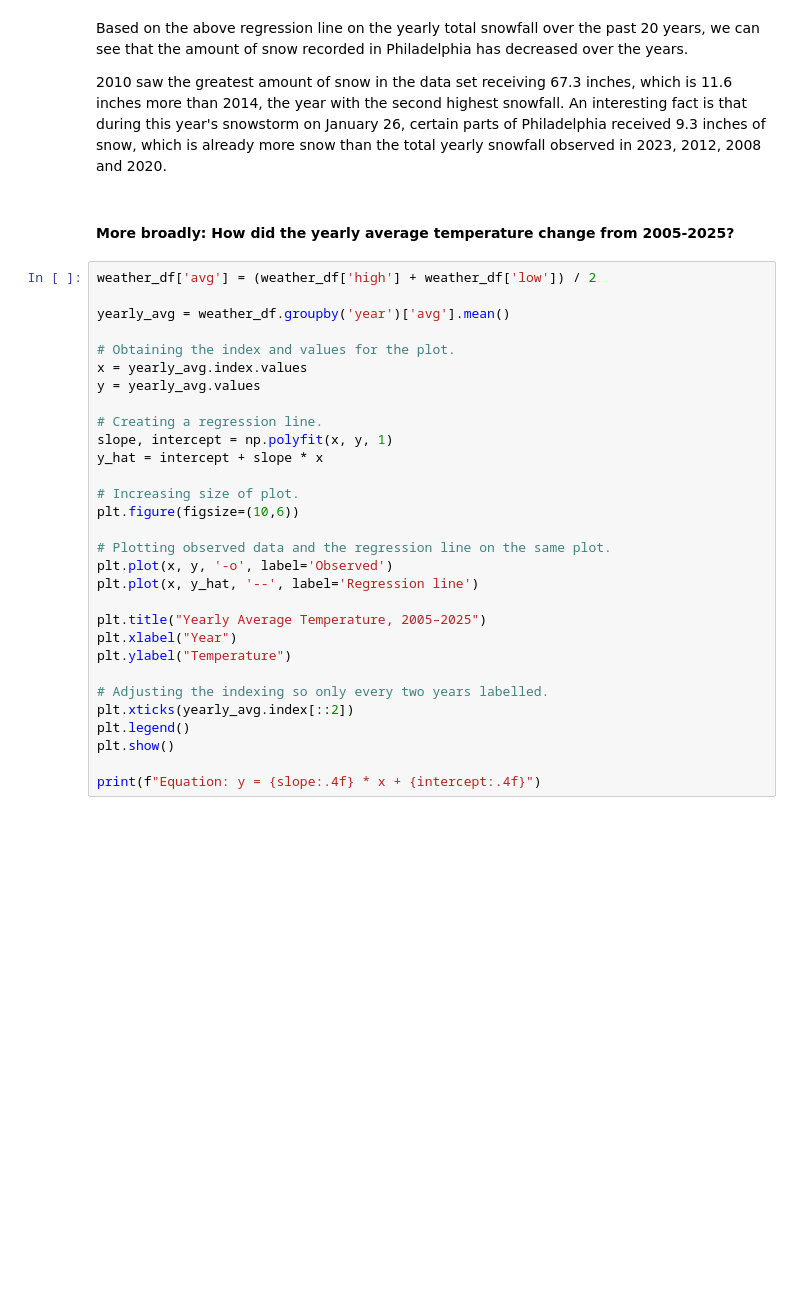
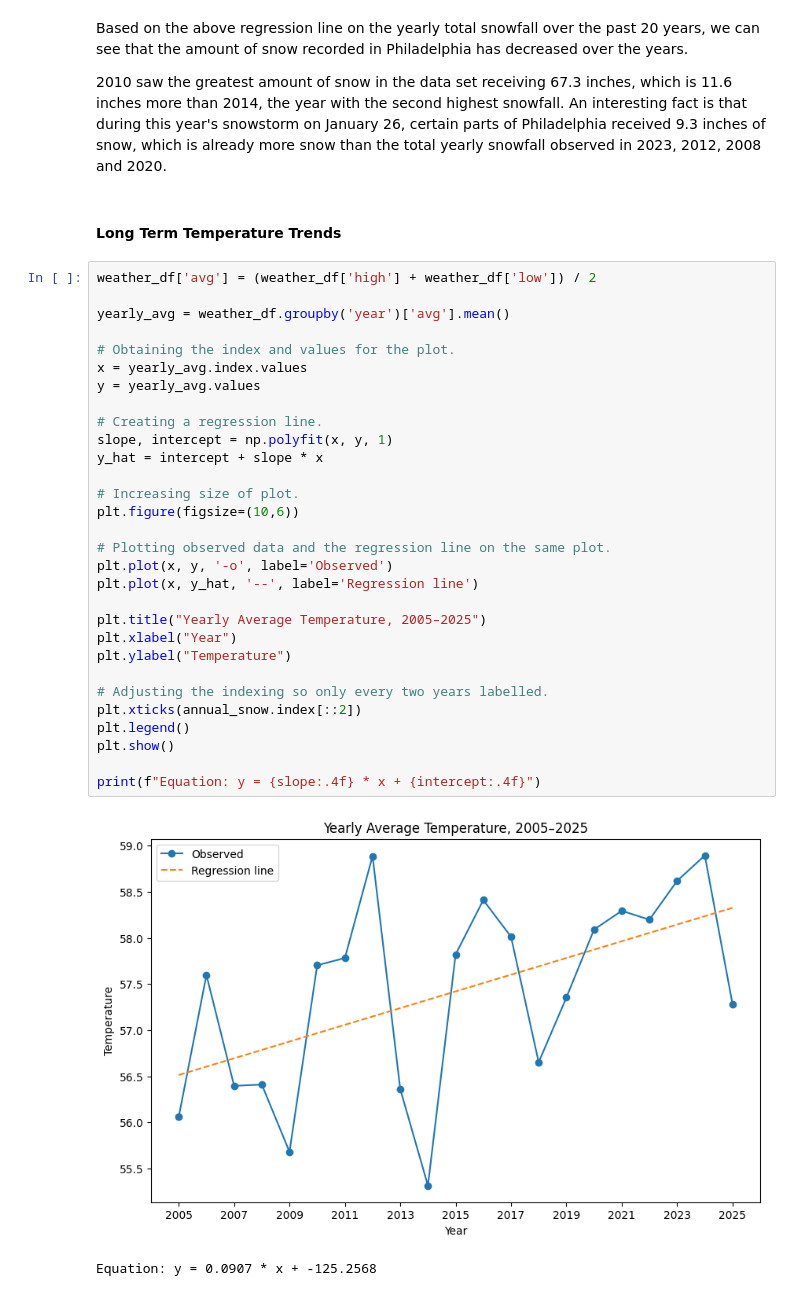
Before and after one commit to dpark2380/comm3180_S26_Blog, a Jupyter notebook: posts/blog_01/DOW1_weather.ipynb, the cells around one changed output. Saved outputs shown, nothing was run; the diff lists cells and outputs as text; blank space fills up the shorter version.

```diff
--- a/posts/blog_01/DOW1_weather.ipynb
+++ b/posts/blog_01/DOW1_weather.ipynb
@@ -80,35 +92,38 @@ Based on the above regression line on the yearly total snowfall over the past 20
 
 2010 saw the greatest amount of snow in the data set receiving 67.3 inches, which is 11.6 inches more than 2014, the year with the second highest snowfall. An interesting fact is that during this year's snowstorm on January 26, certain parts of Philadelphia received 9.3 inches of snow, which is already more snow than the total yearly snowfall observed in 2023, 2012, 2008 and 2020.
 # %% [markdown]
-#### More broadly: How did the yearly average temperature change from 2005-2025?
+#### Long Term Temperature Trends
 # %%
 weather_df['avg'] = (weather_df['high'] + weather_df['low']) / 2
 
 yearly_avg = weather_df.groupby('year')['avg'].mean()
 
 # Obtaining the index and values for the plot.
 x = yearly_avg.index.values
 y = yearly_avg.values
 
 # Creating a regression line.
 slope, intercept = np.polyfit(x, y, 1)
 y_hat = intercept + slope * x
 
 # Increasing size of plot.
 plt.figure(figsize=(10,6))
 
 # Plotting observed data and the regression line on the same plot.
 plt.plot(x, y, '-o', label='Observed')
 plt.plot(x, y_hat, '--', label='Regression line')
 
 plt.title("Yearly Average Temperature, 2005–2025")
 plt.xlabel("Year")
 plt.ylabel("Temperature")
 
 # Adjusting the indexing so only every two years labelled.
-plt.xticks(yearly_avg.index[::2])
+plt.xticks(annual_snow.index[::2])
 plt.legend()
 plt.show()
 
 print(f"Equation: y = {slope:.4f} * x + {intercept:.4f}")
+# %% [output]
+[figure, added]
+Equation: y = 0.0907 * x + -125.2568
 # %% [markdown]
```
Also changed, not shown: parts of 15 cells of this notebook.
